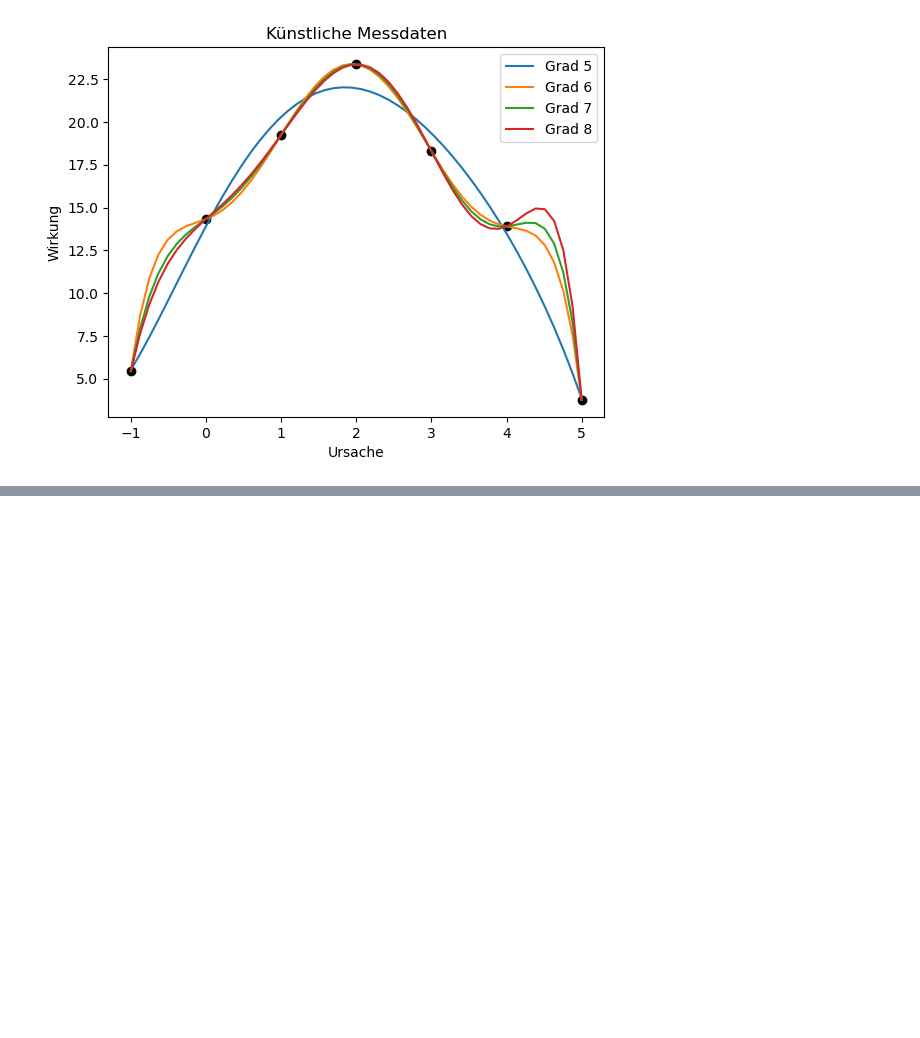
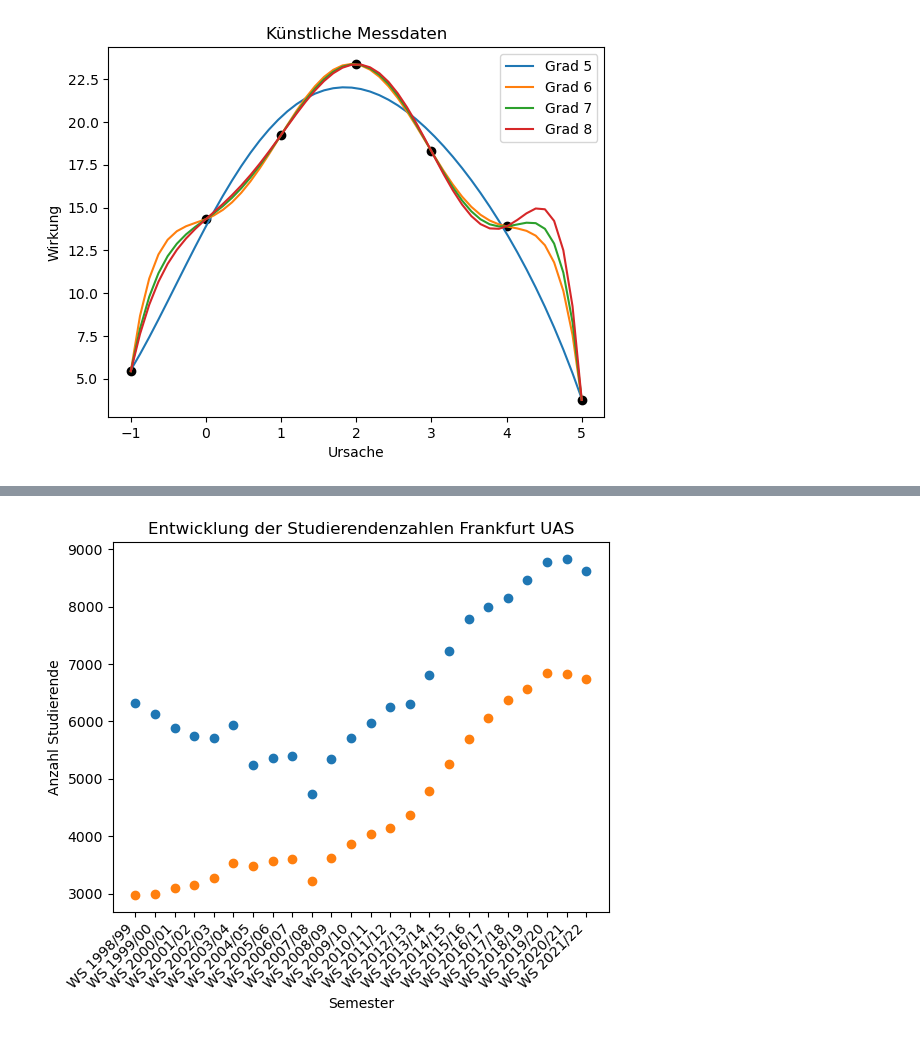
Before and after one commit to gramschs/book_python, a Jupyter notebook: _sources/chapter10/tmp.ipynb, the cells around one changed output, grey strips where cells are left out. Saved outputs shown, nothing was run; the diff lists cells and outputs as text; code cells hidden in the pictures; blank space fills up the shorter version.

```diff
--- a/_sources/chapter10/tmp.ipynb
+++ b/_sources/chapter10/tmp.ipynb
@@ -216,0 +266,5 @@ TypeError: unsupported operand type(s) for -: 'list' and 'float'
+# %%
+import pandas as pd
+
+studizahlen = pd.read_csv('data/studierendenzahlen_frankfurt_uas.csv', skiprows=3, index_col=0)
+studizahlen.head()
@@ -216,0 +279,14 @@ TypeError: unsupported operand type(s) for -: 'list' and 'float'
+# %%
+y_maennlich = studizahlen.loc[:,'männlich']
+y_weiblich = studizahlen.loc[:, 'weiblich']
+semester = studizahlen.index
+
+plt.figure()
+plt.scatter(semester, y_maennlich)
+plt.scatter(semester, y_weiblich)
+plt.xticks(rotation = 45, ha='right')
+plt.xlabel('Semester')
+plt.ylabel('Anzahl Studierende')
+plt.title('Entwicklung der Studierendenzahlen Frankfurt UAS');
+# %% [output]
+[figure, added]
```
Also changed, not shown: parts of 5 cells of this notebook, 15 other files.
